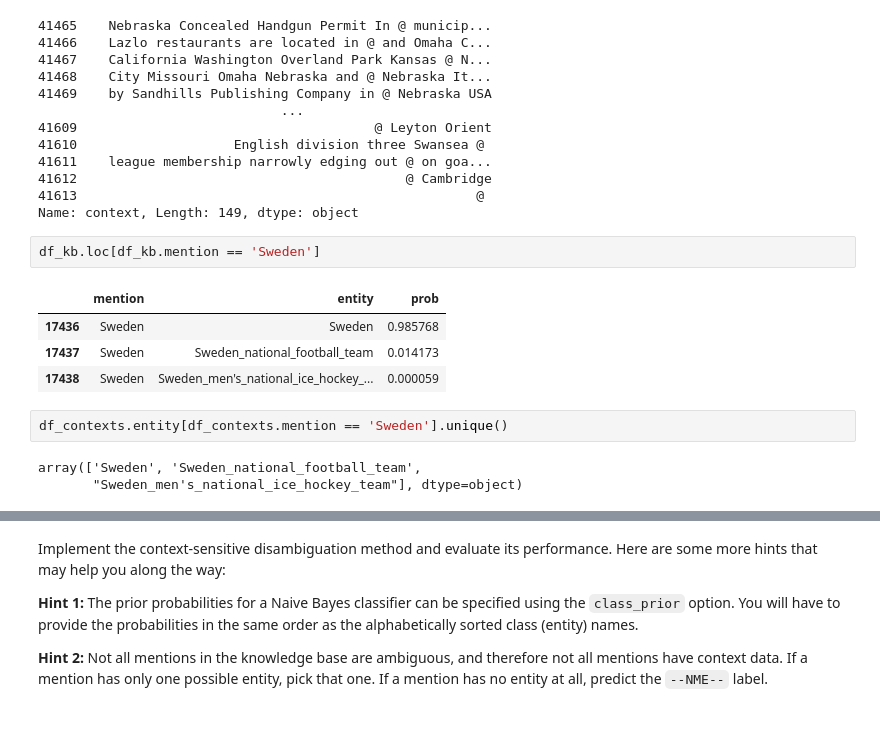
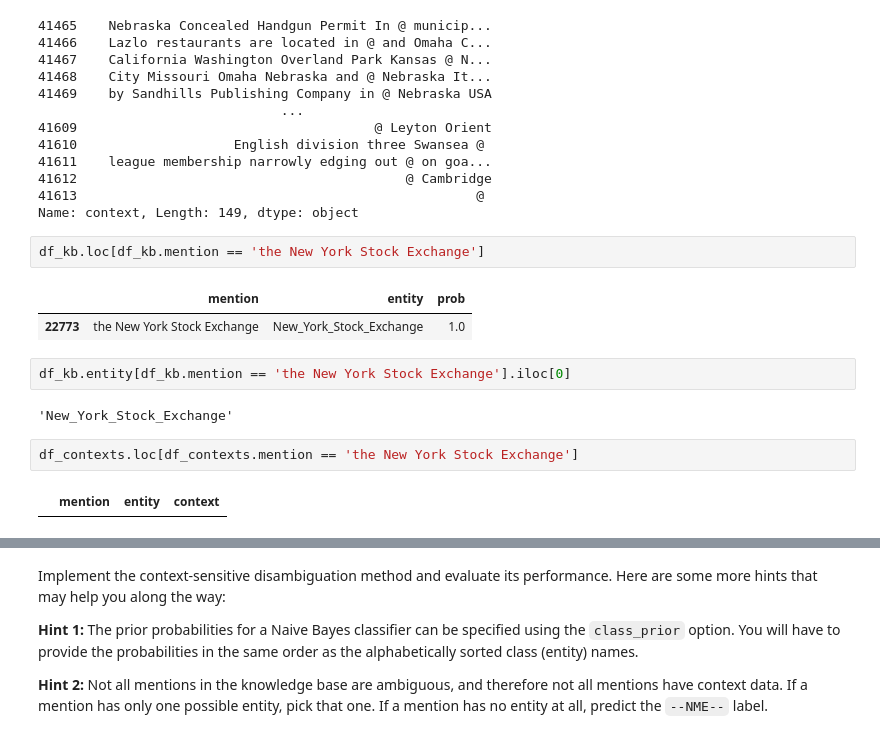
Before and after one commit to oriolgarrobe/Text-Mining, a Jupyter notebook: TM_L5_Erik.ipynb, the cells around one changed output, grey strips where cells are left out. Cells and saved outputs as stored; diff of their text form.

```diff
--- a/TM_L5_Erik.ipynb
+++ b/TM_L5_Erik.ipynb
@@ -449,14 +447,15 @@ df_contexts.context[df_contexts.mention == 'Lincoln']
 41613                                                   @
 Name: context, Length: 149, dtype: object
 # %%
-df_kb.loc[df_kb.mention == 'Sweden']
+df_kb.loc[df_kb.mention == 'the New York Stock Exchange']
 # %% [output]
 |  | mention | entity | prob |
-| 17436 | Sweden | Sweden | 0.985768 |
-| 17437 | Sweden | Sweden_national_football_team | 0.014173 |
-| 17438 | Sweden | Sweden_men's_national_ice_hockey_... | 0.000059 |
+| 22773 | the New York Stock Exchange | New_York_Stock_Exchange | 1.0 |
-# %%
-df_contexts.entity[df_contexts.mention == 'Sweden'].unique()
-# %% [output]
-array(['Sweden', 'Sweden_national_football_team',
-       "Sweden_men's_national_ice_hockey_team"], dtype=object)
+# %%
+df_kb.entity[df_kb.mention == 'the New York Stock Exchange'].iloc[0]
+# %% [output]
+'New_York_Stock_Exchange'
+# %%
+df_contexts.loc[df_contexts.mention == 'the New York Stock Exchange']
+# %% [output]
+|  | mention | entity | context |
```
Also changed, not shown: parts of 22 cells of this notebook.
